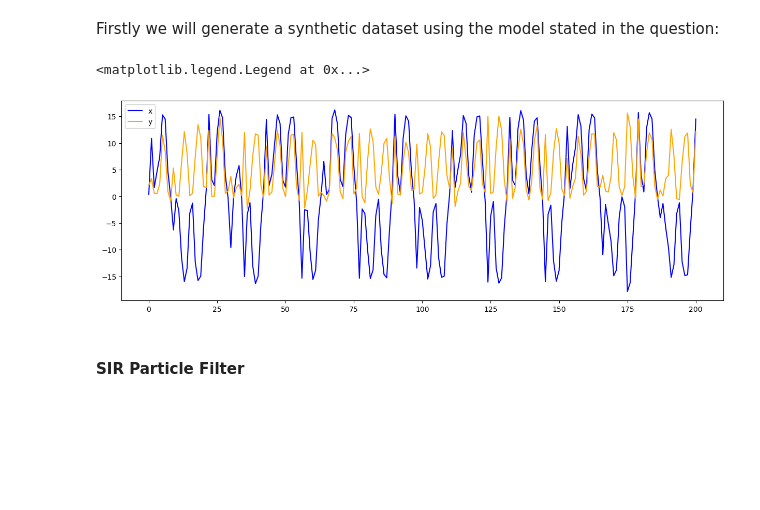
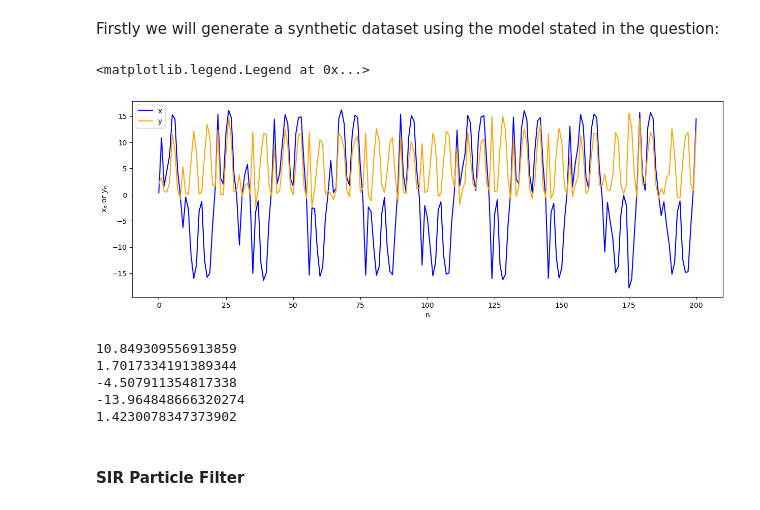
Before and after one commit to Gautam-Chauhan/Advanced-Simulation-Coursework, a Jupyter notebook: Q1.ipynb, the cells around one changed output. Saved outputs shown, nothing was run; the diff lists cells and outputs as text; code cells hidden in the pictures; blank space fills up the shorter version.

```diff
--- a/Q1.ipynb
+++ b/Q1.ipynb
@@ -40,12 +41,26 @@ hidden_state,y = generate_data(200)
 # %%
 timesteps = np.arange(0,201)
 plt.figure(figsize=(15,5))
 plt.plot(timesteps,hidden_state,color="blue",label="x")
 plt.plot(timesteps,y,color="orange",label="y")
+plt.xlabel("n")
+plt.ylabel(r"$x_n$ or $y_n$")
 plt.legend()
 # %% [output]
 <matplotlib.legend.Legend at 0x...>
-[figure, old version]
+[figure, new version]
+# %%
+print(hidden_state[1])
+print(hidden_state[50])
+print(hidden_state[100])
+print(hidden_state[150])
+print(hidden_state[199])
+# %% [output]
+10.849309556913859
+1.7017334191389344
+-4.507911354817338
+-13.964848666320274
+1.4230078347373902
 # %% [markdown]
 #### SIR Particle Filter
 # %% [markdown]
```
Also changed, not shown: parts of 10 cells of this notebook, 1 other file.
